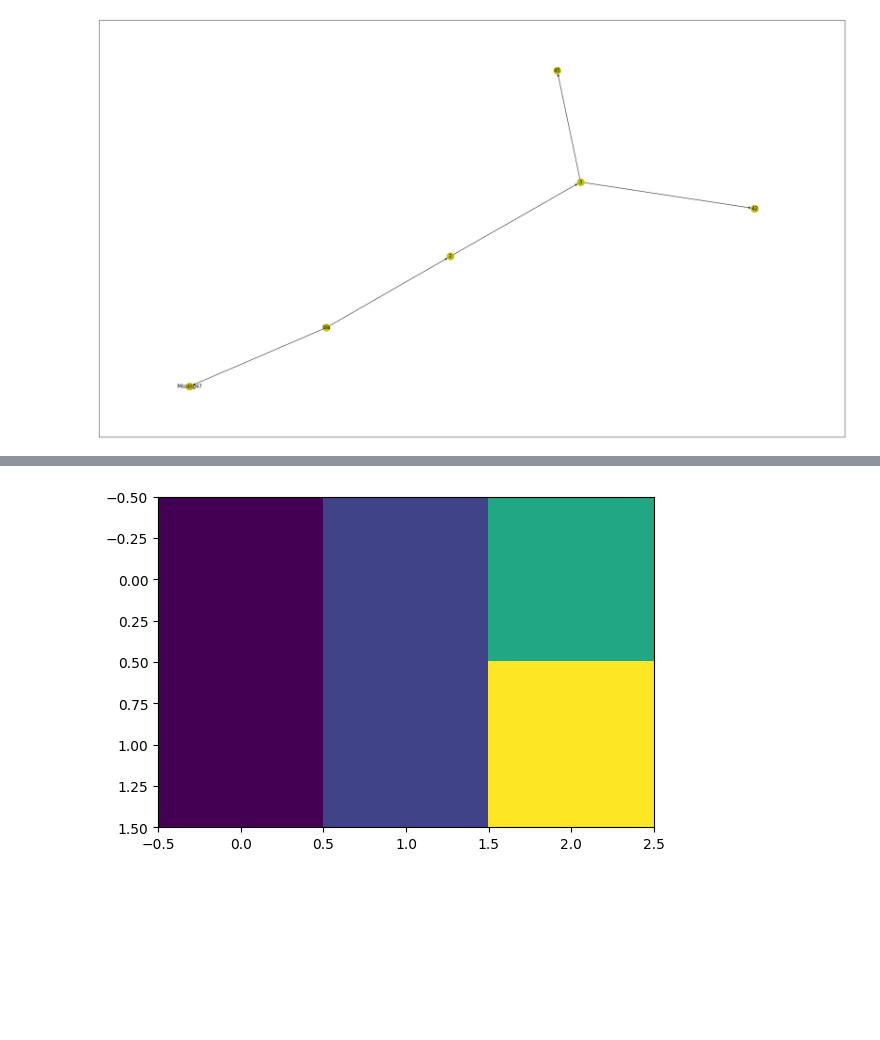
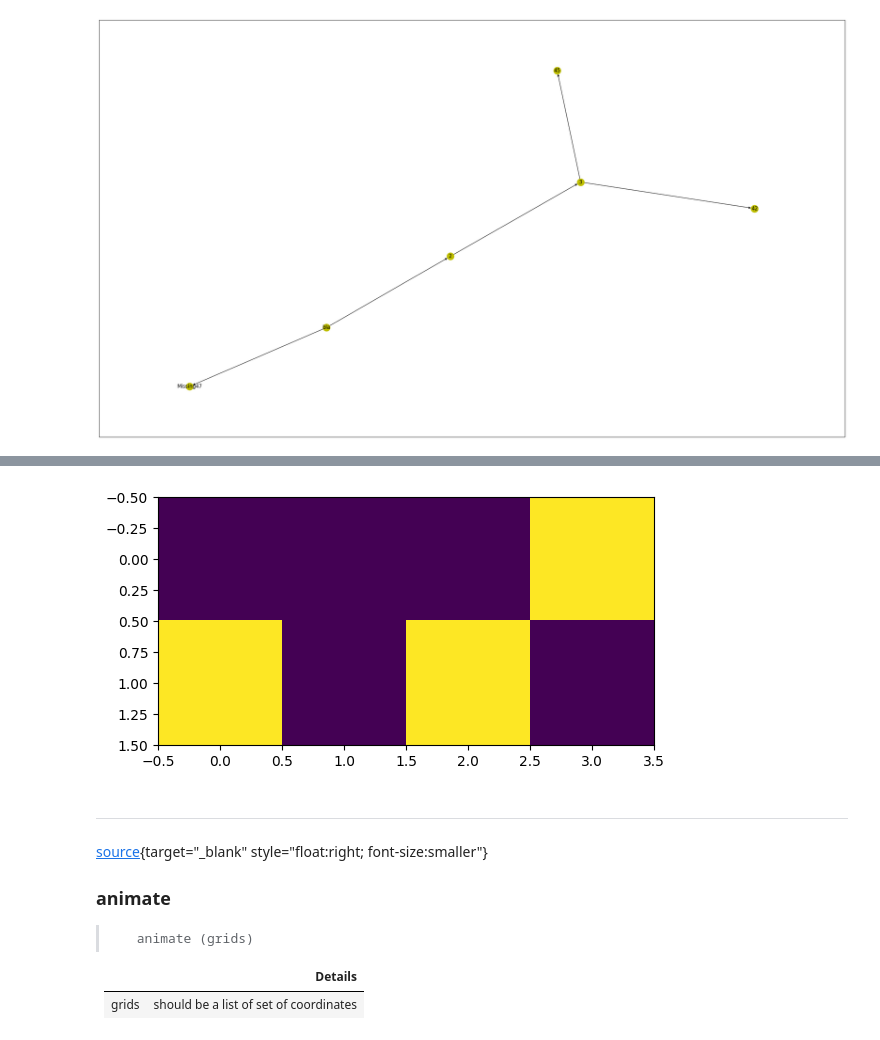
Before and after one commit to jvanelteren/aocutils, a Jupyter notebook: _proc/08_visual.ipynb, the cells around one changed output, grey strips where cells are left out. Drawn from its saved outputs; the diff is of its cells as text; code cells hidden in the pictures; blank space fills up the shorter version.

```diff
--- a/_proc/08_visual.ipynb
+++ b/_proc/08_visual.ipynb
@@ -99,7 +102,23 @@ show_doc(plot)
 
 >      plot (grid)
 # %%
-test = [[1,2,4],[1,2,6]]
+test = [[0,0,0,1],[1,0,1,0]]
 plot(test)
 # %% [output]
-[figure, old version]
+[figure, new version]
+# %%
+#| echo: false
+#| output: asis
+show_doc(animate)
+# %% [output]
+---
+
+[source](https://github.com/jvanelteren/aocutils/blob/master/aocutils/visuals.py#L82){target="_blank" style="float:right; font-size:smaller"}
+
+### animate
+
+>      animate (grids)
+
+|    | **Details** |
+| -- | ----------- |
+| grids | should be a list of set of coordinates |
```
Also changed, not shown: parts of 5 cells of this notebook, 14 other files.
